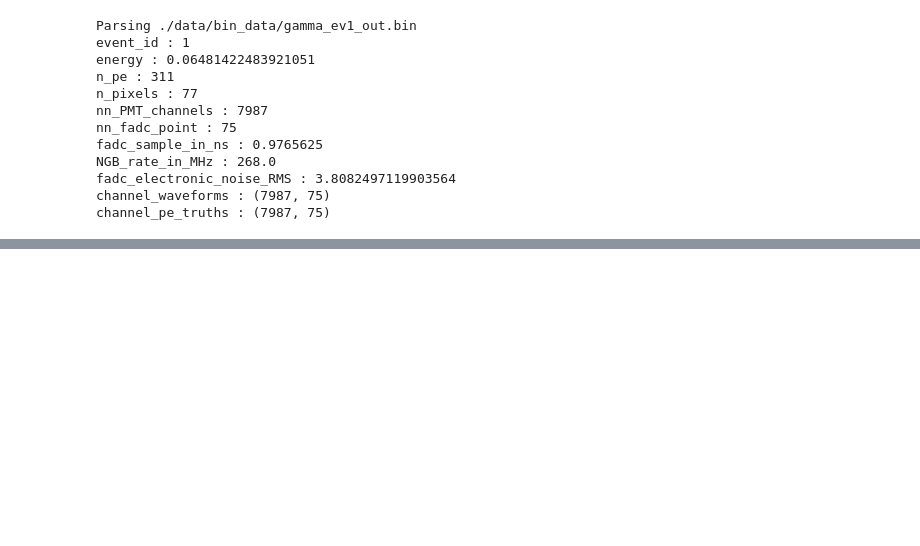
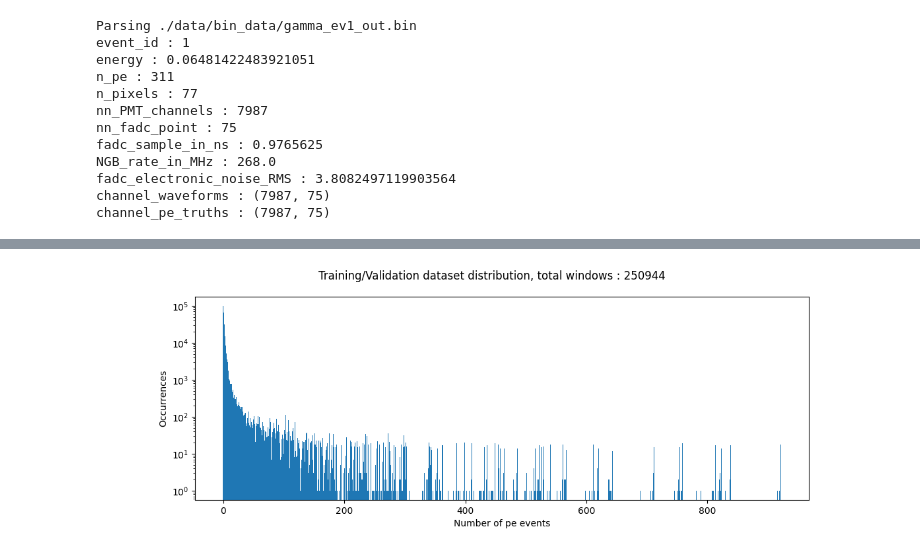
Before and after one commit to TheCakeIsNotALie/signal-sense, a Jupyter notebook: thesis_visualisation.ipynb, the cells around one changed output, grey strips where cells are left out. Drawn from its saved outputs; the diff is of its cells as text; code cells hidden in the pictures; blank space fills up the shorter version.

```diff
--- a/thesis_visualisation.ipynb
+++ b/thesis_visualisation.ipynb
@@ -268,0 +262,16 @@ plt.show()
+# %%
+
+# load dataset from file
+dataset = load_dataset_from_file("./data/gamma_distributed_delayed.cache.npz")
+
+pe_dist = dataset.get_truth_pe_distribution()
+fig = plt.figure(figsize=(12, 4))
+fig.suptitle(f'Training/Validation dataset distribution, total windows : {len(dataset.truth)}')
+ax1 = plt.subplot(111)
+ax1.bar(pe_dist.keys(), pe_dist.values(), 1)
+ax1.set_yscale('log')
+ax1.set_ylabel('Occurrences')
+ax1.set_xlabel('Number of pe events')
+plt.show()
+# %% [output]
+[figure, added]
```
Also changed, not shown: parts of 6 cells of this notebook, 40 other files.
